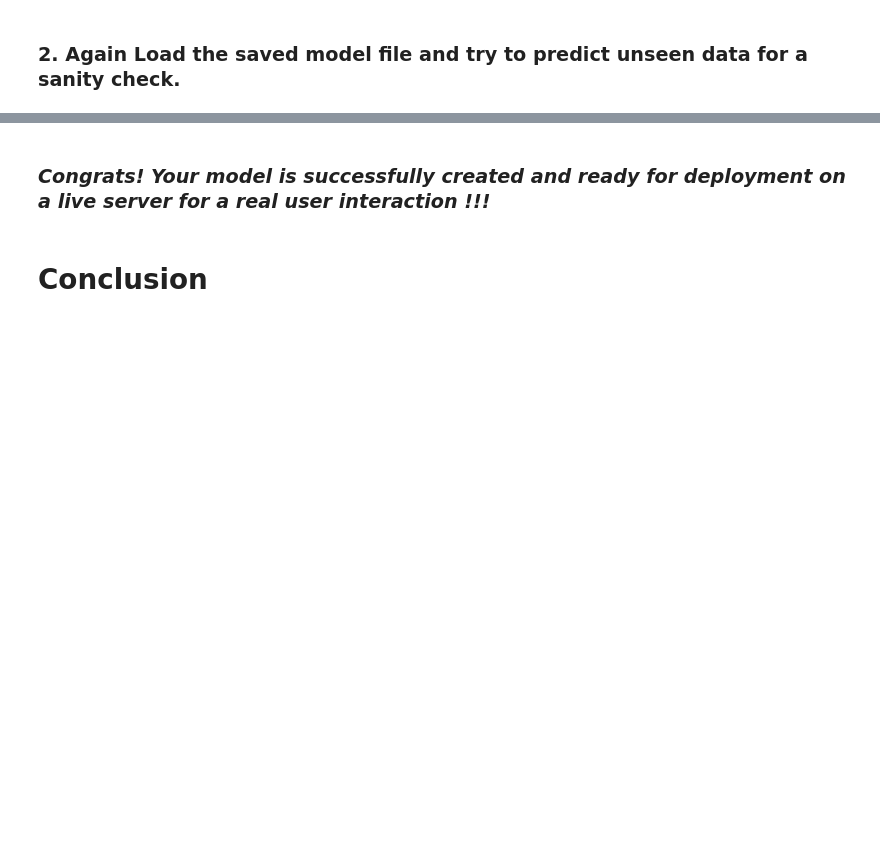
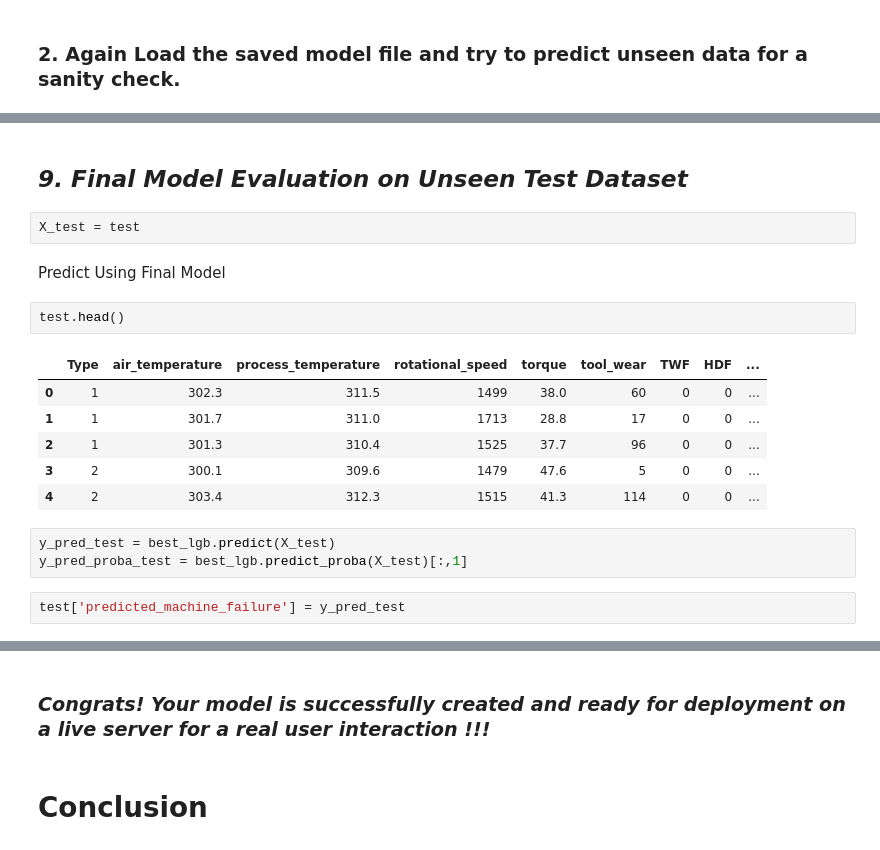
Before and after one commit to Sagarjain93/Machine-Learning-Portfolio, a Jupyter notebook: 03_ML_Practice/Tata_Steel_Machine_Failure_Prediction/02_notebooks/03_machine_learning.ipynb, the cells around one changed output, grey strips where cells are left out. Saved outputs shown, nothing was run; the diff lists cells and outputs as text; blank space fills up the shorter version.

```diff
--- a/03_ML_Practice/Tata_Steel_Machine_Failure_Prediction/02_notebooks/03_machine_learning.ipynb
+++ b/03_ML_Practice/Tata_Steel_Machine_Failure_Prediction/02_notebooks/03_machine_learning.ipynb
@@ -2962,0 +3322,20 @@ Answer Here.
+# %% [markdown]
+## ***9. Final Model Evaluation on Unseen Test Dataset***
+# %%
+X_test = test
+# %% [markdown]
+Predict Using Final Model
+# %%
+test.head()
+# %% [output]
+|  | Type | air_temperature | process_temperature | rotational_speed | torque | tool_wear | TWF | HDF | ... |
+| 0 | 1 | 302.3 | 311.5 | 1499 | 38.0 | 60 | 0 | 0 | ... |
+| 1 | 1 | 301.7 | 311.0 | 1713 | 28.8 | 17 | 0 | 0 | ... |
+| 2 | 1 | 301.3 | 310.4 | 1525 | 37.7 | 96 | 0 | 0 | ... |
+| 3 | 2 | 300.1 | 309.6 | 1479 | 47.6 | 5 | 0 | 0 | ... |
+| 4 | 2 | 303.4 | 312.3 | 1515 | 41.3 | 114 | 0 | 0 | ... |
+# %%
+y_pred_test = best_lgb.predict(X_test)
+y_pred_proba_test = best_lgb.predict_proba(X_test)[:,1]
+# %%
+test['predicted_machine_failure'] = y_pred_test
```
Also changed, not shown: parts of 34 cells of this notebook.
